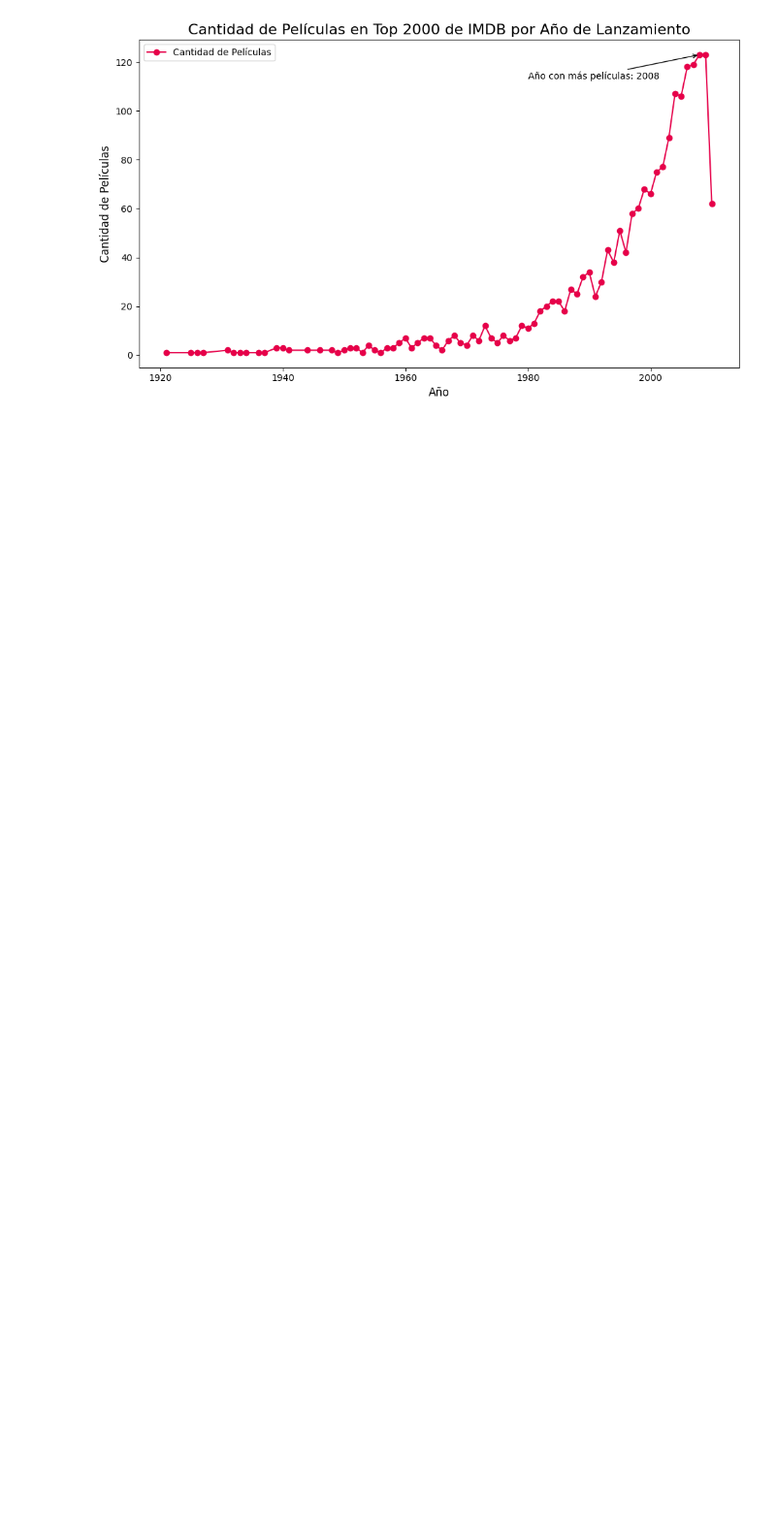
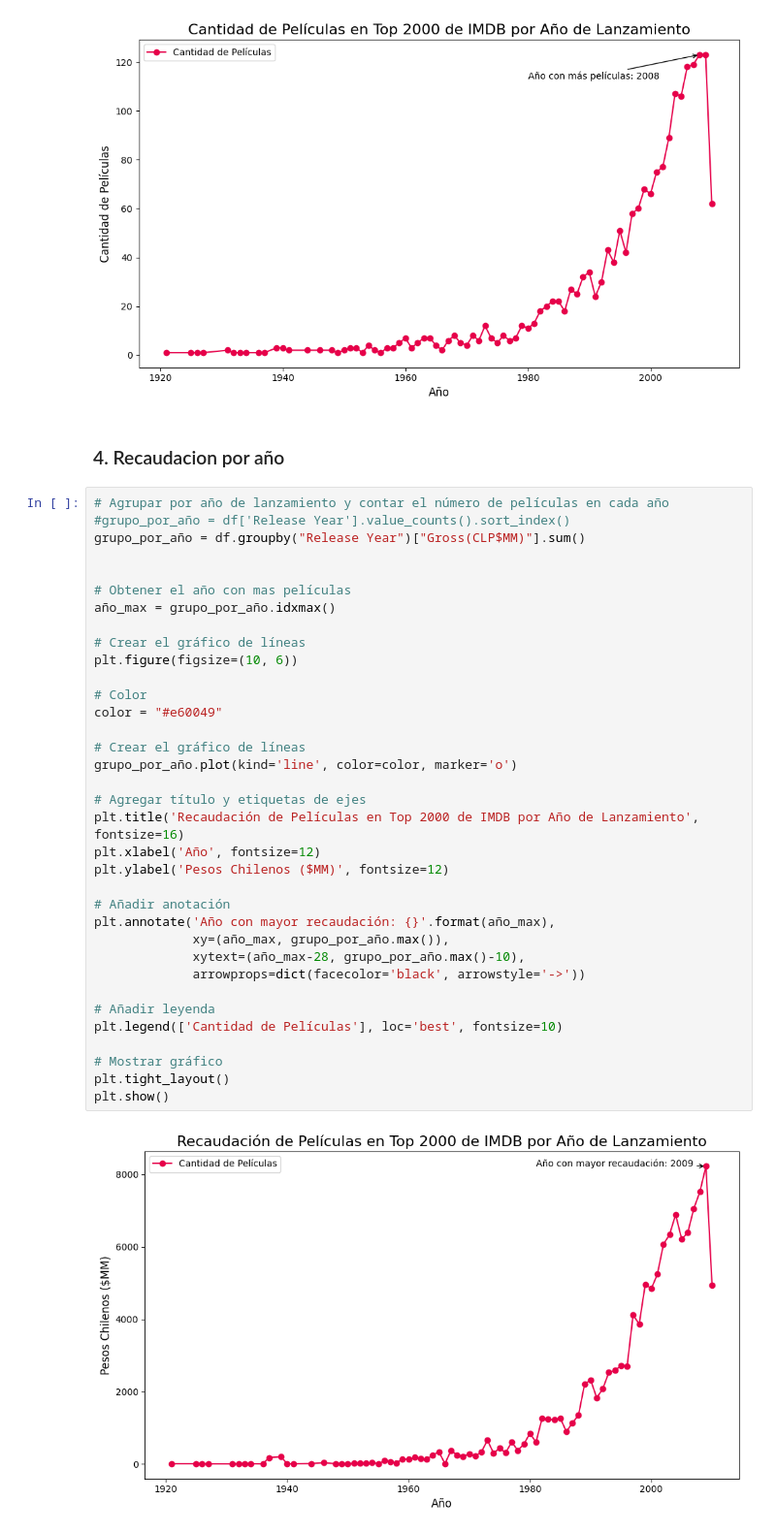
Before and after one commit to DiegoAraneda98/TCPD-Tarea-2, a Jupyter notebook: tarea2.ipynb, the cells around one changed output. Shown at 97% size. Saved outputs shown, nothing was run; the diff lists cells and outputs as text; blank space fills up the shorter version.

```diff
--- a/tarea2.ipynb
+++ b/tarea2.ipynb
@@ -428,3 +428,42 @@ plt.tight_layout()
 plt.show()
 # %% [output]
 [figure]
+# %% [markdown]
+### 4. Recaudacion por año
+# %%
+# Agrupar por año de lanzamiento y contar el número de películas en cada año
+#grupo_por_año = df['Release Year'].value_counts().sort_index()
+grupo_por_año = df.groupby("Release Year")["Gross(CLP$MM)"].sum()
+
+
+# Obtener el año con mas películas
+año_max = grupo_por_año.idxmax()
+
+# Crear el gráfico de líneas
+plt.figure(figsize=(10, 6))
+
+# Color
+color = "#e60049"
+
+# Crear el gráfico de líneas
+grupo_por_año.plot(kind='line', color=color, marker='o')
+
+# Agregar título y etiquetas de ejes
+plt.title('Recaudación de Películas en Top 2000 de IMDB por Año de Lanzamiento', fontsize=16)
+plt.xlabel('Año', fontsize=12)
+plt.ylabel('Pesos Chilenos ($MM)', fontsize=12)
+
+# Añadir anotación
+plt.annotate('Año con mayor recaudación: {}'.format(año_max),
+             xy=(año_max, grupo_por_año.max()),
+             xytext=(año_max-28, grupo_por_año.max()-10),
+             arrowprops=dict(facecolor='black', arrowstyle='->'))
+
+# Añadir leyenda
+plt.legend(['Cantidad de Películas'], loc='best', fontsize=10)
+
+# Mostrar gráfico
+plt.tight_layout()
+plt.show()
+# %% [output]
+[figure, added]
```
